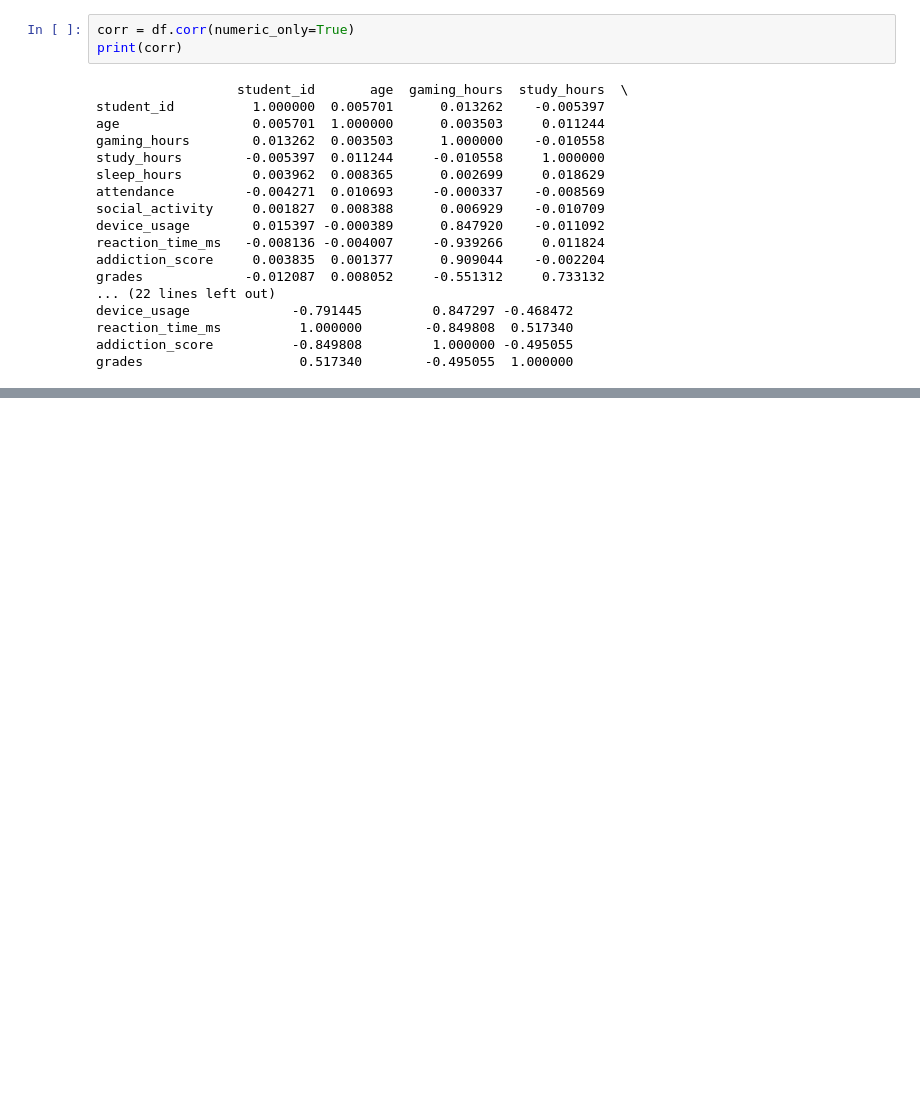
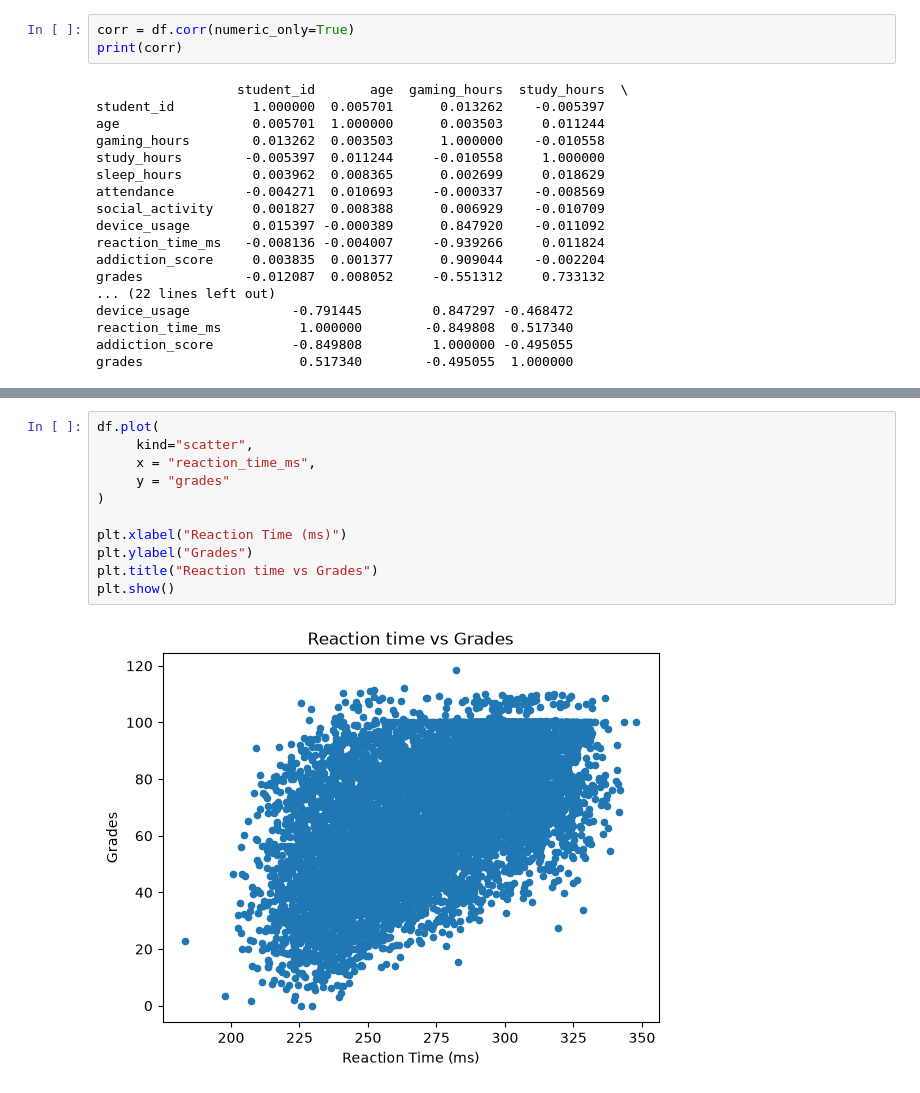
Before and after one commit to Arpit23creator/Form, a Jupyter notebook: EDApractice.ipynb, the cells around one changed output, grey strips where cells are left out. Cells and saved outputs as stored; diff of their text form; blank space fills up the shorter version.

```diff
--- a/EDApractice.ipynb
+++ b/EDApractice.ipynb
@@ -244,0 +261,13 @@ grades                    0.517340        -0.495055  1.000000
+# %%
+df.plot(
+     kind="scatter",
+     x = "reaction_time_ms",
+     y = "grades"
+)
+
+plt.xlabel("Reaction Time (ms)")
+plt.ylabel("Grades")
+plt.title("Reaction time vs Grades")
+plt.show()
+# %% [output]
+[figure, added]
```
Also changed, not shown: parts of 6 cells of this notebook, 2 other files.
